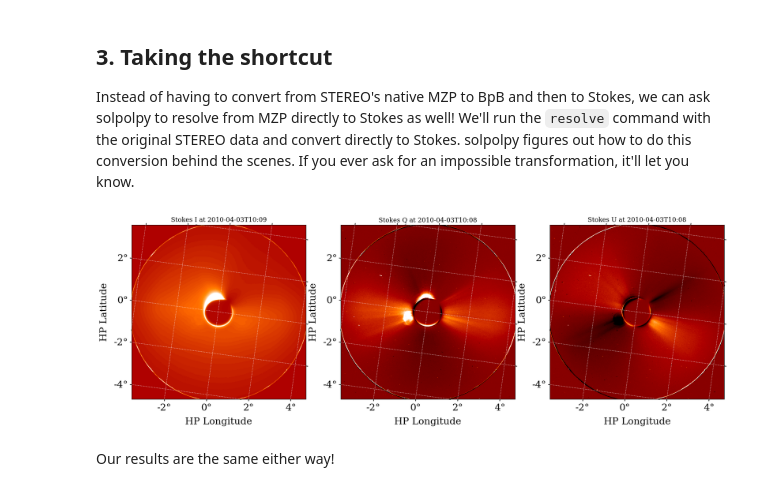
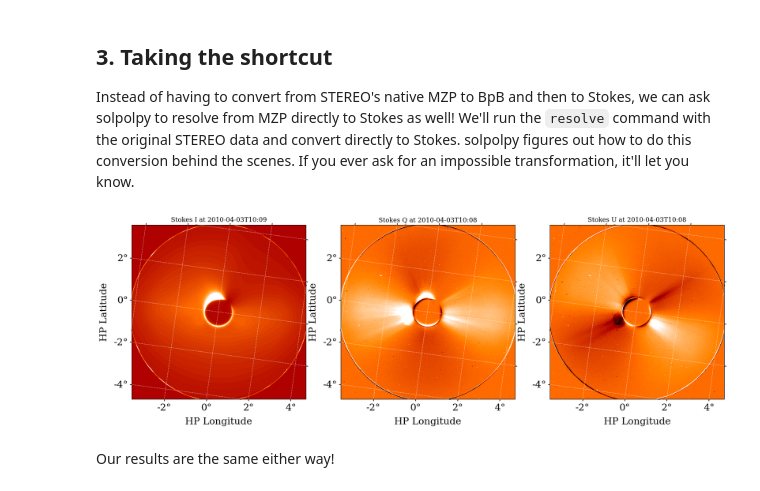
Before and after one commit to punch-mission/solpolpy, a Jupyter notebook: docs/source/example.ipynb, the cells around one changed output. Saved outputs shown, nothing was run; the diff lists cells and outputs as text; code cells hidden in the pictures.

```diff
--- a/docs/source/example.ipynb
+++ b/docs/source/example.ipynb
@@ -201,15 +201,15 @@ Instead of having to convert from STEREO's native MZP to BpB and then to Stokes,
 # %%
 output_stokes = resolve(stereo_collection, 'Stokes')
 
 cmap = get_colormap_str(stereo_collection['angle_1'].meta)
 plot_collection(output_stokes,
                 figsize=(20, 7),
-                vmin=[0, -100, -100],
+                vmin=[0, -200, -200],
                 vmax=[20000, 500, 500],
                 cmap=cmap,
                 show_colorbar=False)
 plt.show()
 # %% [output]
-[figure, old version]
+[figure, new version]
 # %% [markdown]
 Our results are the same either way!
```
Also changed, not shown: parts of 2 cells of this notebook.
